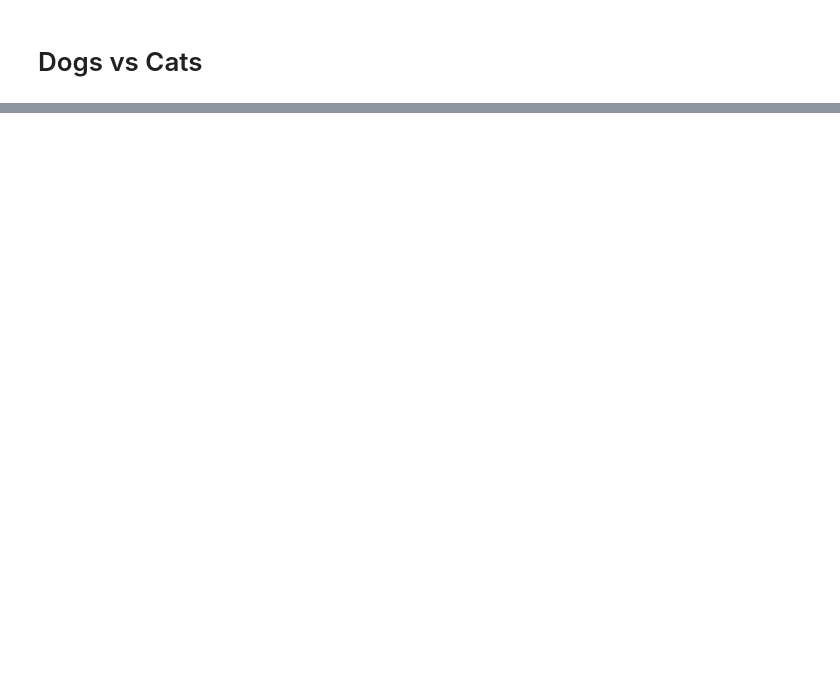
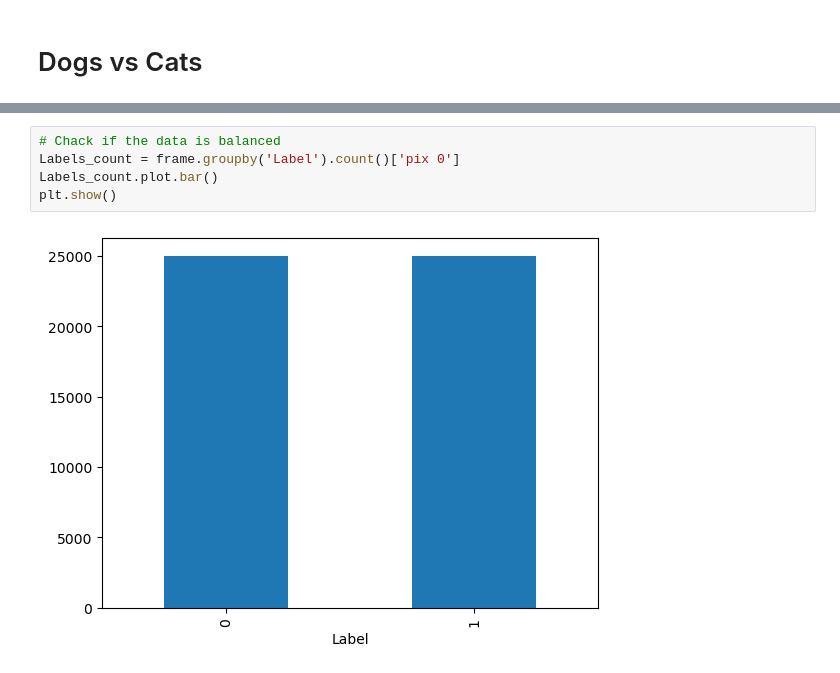
Before and after one commit to ortrsa/Data_Science_Final_Project_2, a Jupyter notebook: Notebook3.ipynb, the cells around one changed output, grey strips where cells are left out. Drawn from its saved outputs; the diff is of its cells as text; blank space fills up the shorter version.

```diff
--- a/Notebook3.ipynb
+++ b/Notebook3.ipynb
@@ -68,0 +73,7 @@ frame
+# %%
+# Chack if the data is balanced
+Labels_count = frame.groupby('Label').count()['pix 0']
+Labels_count.plot.bar()
+plt.show()
+# %% [output]
+[figure, added]
```
Also changed, not shown: parts of 31 cells of this notebook.
